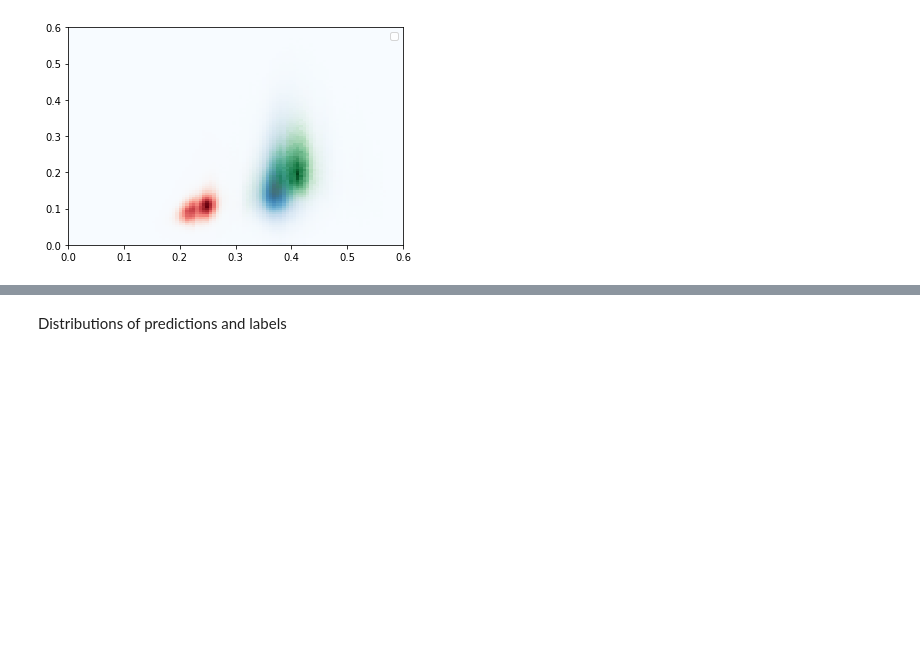
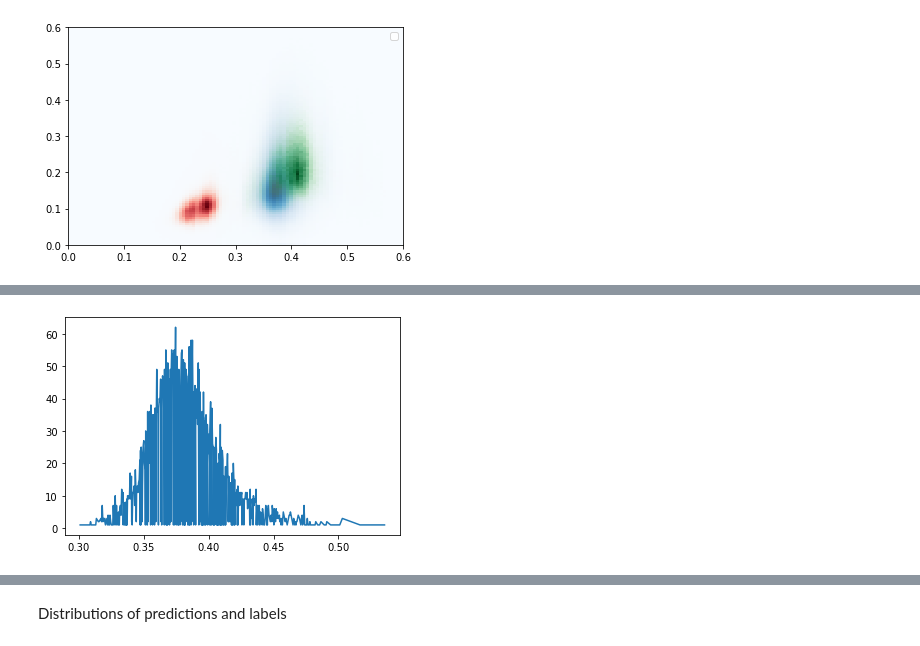
Before and after one commit to Alexwestbrook/mnhn-internship_DeepCNN_ChIP-seq, a Jupyter notebook: Generating_sequences.ipynb, the cells around one changed output, grey strips where cells are left out. Cells and saved outputs as stored; diff of their text form; code cells hidden in the pictures; blank space fills up the shorter version.

```diff
--- a/Generating_sequences.ipynb
+++ b/Generating_sequences.ipynb
@@ -1082,5 +1096,29 @@ with np.load(Path(data_dir, species, 'results', 'models_etienne', 'preds_weights
     preds_pol['pneu'] = f['chr1']
 thres_pred_pm = sum([np.sum(v) for k, v in preds_pol.items() if k!='pneu']) / 1e6
 print(thres_pred_pm)
+
+preds_pol2 = {}
+with np.load(Path(data_dir, species, 'results', 'models_etienne', 'preds_weights_myco_pol2_2048_16_2_on_W303.npz')) as f:
+    for chr_id in f.keys():
+        if chr_id[:3] == 'chr':
+            preds_pol2[chr_id] = f[chr_id]
+with np.load(Path(data_dir, species, 'results', 'models_etienne', 'preds_weights_myco_pol2_2048_16_2_on_Mmm_Linear_740kb.npz')) as f:
+    preds_pol2['myco'] = f['chr1']
+with np.load(Path(data_dir, species, 'results', 'models_etienne', 'preds_weights_myco_pol2_2048_16_2_on_Pneu300.npz')) as f:
+    preds_pol2['pneu'] = f['chr1']
+thres_pred2_pm = sum([np.sum(v) for k, v in preds_pol2.items() if k!='pneu']) / 1e6
+print(thres_pred2_pm)
+
+preds_pol3 = {}
+with np.load(Path(data_dir, species, 'results', 'models_etienne', 'preds_weights_myco_pol2_2048_16_3_on_W303.npz')) as f:
+    for chr_id in f.keys():
+        if chr_id[:3] == 'chr':
+            preds_pol3[chr_id] = f[chr_id]
+with np.load(Path(data_dir, species, 'results', 'models_etienne', 'preds_weights_myco_pol2_2048_16_3_on_Mmm_Linear_740kb.npz')) as f:
+    preds_pol3['myco'] = f['chr1']
+with np.load(Path(data_dir, species, 'results', 'models_etienne', 'preds_weights_myco_pol2_2048_16_3_on_Pneu300.npz')) as f:
+    preds_pol3['pneu'] = f['chr1']
+thres_pred3_pm = sum([np.sum(v) for k, v in preds_pol3.items() if k!='pneu']) / 1e6
+print(thres_pred3_pm)
 # %% [output]
 7.687648562885284
@@ -1387,0 +1438,7 @@ plt.close()
+# %%
+gcs, counts = np.unique(window_gc_yeast, return_counts=True)
+plt.plot(gcs, counts)
+plt.show()
+plt.close()
+# %% [output]
+[figure, added]
```
Also changed, not shown: parts of 26 cells of this notebook.
